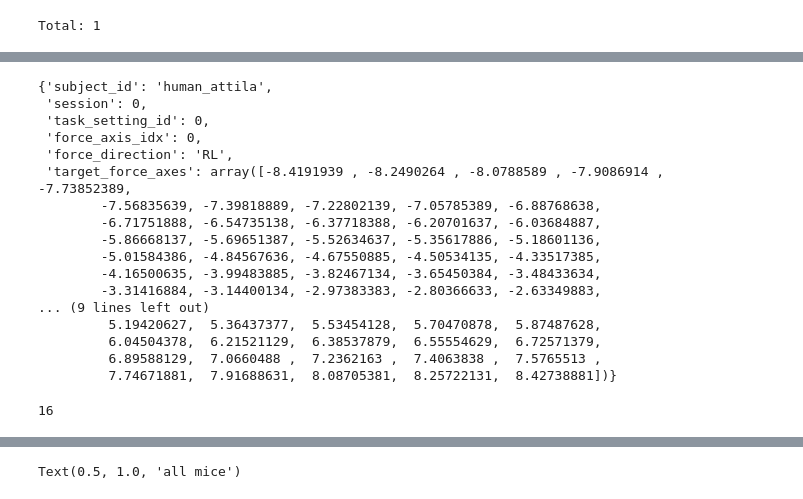
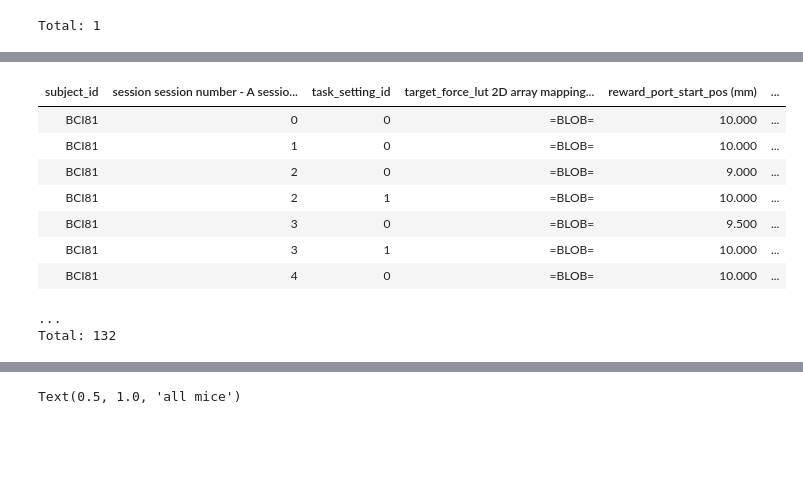
Before and after one commit to rozmar/NDNF-pipeline, a Jupyter notebook: Notebooks/behavior.ipynb, the cells around one changed output, grey strips where cells are left out. Cells and saved outputs as stored; diff of their text form; code cells hidden in the pictures; blank space fills up the shorter version.

```diff
--- a/Notebooks/behavior.ipynb
+++ b/Notebooks/behavior.ipynb
@@ -114,27 +97,16 @@ plt.show()
-# %%
-force_axes[0]
-# %% [output]
-{'subject_id': 'human_attila',
- 'session': 0,
- 'task_setting_id': 0,
- 'force_axis_idx': 0,
- 'force_direction': 'RL',
- 'target_force_axes': array([-8.4191939 , -8.2490264 , -8.0788589 , -7.9086914 , -7.73852389,
-        -7.56835639, -7.39818889, -7.22802139, -7.05785389, -6.88768638,
-        -6.71751888, -6.54735138, -6.37718388, -6.20701637, -6.03684887,
-        -5.86668137, -5.69651387, -5.52634637, -5.35617886, -5.18601136,
-        -5.01584386, -4.84567636, -4.67550885, -4.50534135, -4.33517385,
-        -4.16500635, -3.99483885, -3.82467134, -3.65450384, -3.48433634,
-        -3.31416884, -3.14400134, -2.97383383, -2.80366633, -2.63349883,
-... (9 lines left out)
-         5.19420627,  5.36437377,  5.53454128,  5.70470878,  5.87487628,
-         6.04504378,  6.21521129,  6.38537879,  6.55554629,  6.72571379,
-         6.89588129,  7.0660488 ,  7.2362163 ,  7.4063838 ,  7.5765513 ,
-         7.74671881,  7.91688631,  8.08705381,  8.25722131,  8.42738881])}
-# %%
-len(force_axes)
-# %% [output]
-16
+# %%
+experiment.TaskSettings()
+# %% [output]
+| subject_id | session session number - A sessio... | task_setting_id | target_force_lut 2D array mapping... | reward_port_start_pos (mm) | ... |
+| BCI81 | 0 | 0 | =BLOB= | 10.000 | ... |
+| BCI81 | 1 | 0 | =BLOB= | 10.000 | ... |
+| BCI81 | 2 | 0 | =BLOB= | 9.000 | ... |
+| BCI81 | 2 | 1 | =BLOB= | 10.000 | ... |
+| BCI81 | 3 | 0 | =BLOB= | 9.500 | ... |
+| BCI81 | 3 | 1 | =BLOB= | 10.000 | ... |
+| BCI81 | 4 | 0 | =BLOB= | 10.000 | ... |
+...
+Total: 132
 # %%
 # visualize targets, and how forces change over sessions and trials
 import matplotlib.pyplot as plt
```
Also changed, not shown: parts of 8 cells of this notebook.
